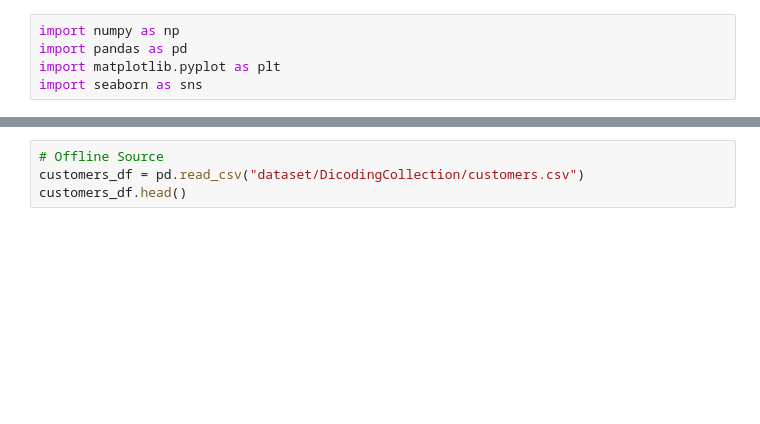
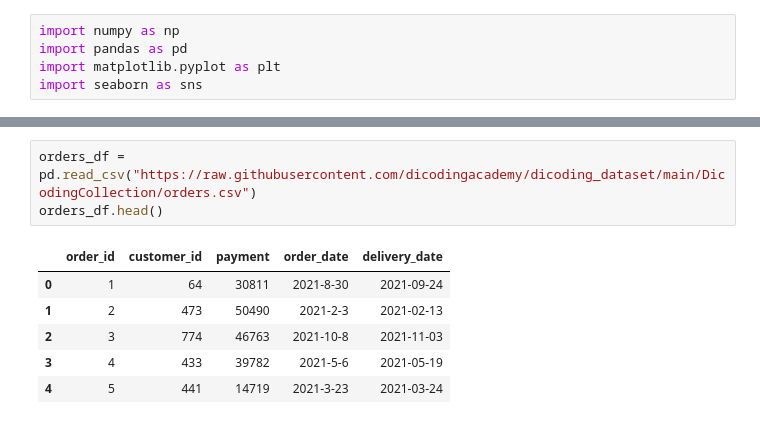
Before and after one commit to IrfanArsyananda/Analisis-Data-dengan-Python, a Jupyter notebook: Data Wrangling/main.ipynb, the cells around one changed output, grey strips where cells are left out. Drawn from its saved outputs; the diff is of its cells as text; blank space fills up the shorter version.

```diff
--- a/Data Wrangling/main.ipynb
+++ b/Data Wrangling/main.ipynb
@@ -16,7 +30,13 @@ customers_df.head()
 | 2 | 3 | fulan 3 | Prefer not to say | 59 | 269 Gemma SummitSuite 109 | 5661 | Aliburgh | Australian Capital Territory | Australia |
 | 3 | 4 | fulan 4 | Prefer not to say | 67 | 743 Bailey GroveSuite 141 | 1729 | South Justinhaven | Queensland | Australia |
 | 4 | 5 | fulan 5 | Prefer not to say | 30 | 48 Hyatt ManorSuite 375 | 4032 | Griffithsshire | Queensland | Australia |
-# %%
-# Offline Source
-customers_df = pd.read_csv("dataset/DicodingCollection/customers.csv")
-customers_df.head()
+# %%
+orders_df = pd.read_csv("https://raw.githubusercontent.com/dicodingacademy/dicoding_dataset/main/DicodingCollection/orders.csv")
+orders_df.head()
+# %% [output]
+|  | order_id | customer_id | payment | order_date | delivery_date |
+| 0 | 1 | 64 | 30811 | 2021-8-30 | 2021-09-24 |
+| 1 | 2 | 473 | 50490 | 2021-2-3 | 2021-02-13 |
+| 2 | 3 | 774 | 46763 | 2021-10-8 | 2021-11-03 |
+| 3 | 4 | 433 | 39782 | 2021-5-6 | 2021-05-19 |
+| 4 | 5 | 441 | 14719 | 2021-3-23 | 2021-03-24 |
```
Also changed, not shown: parts of 11 cells of this notebook.
